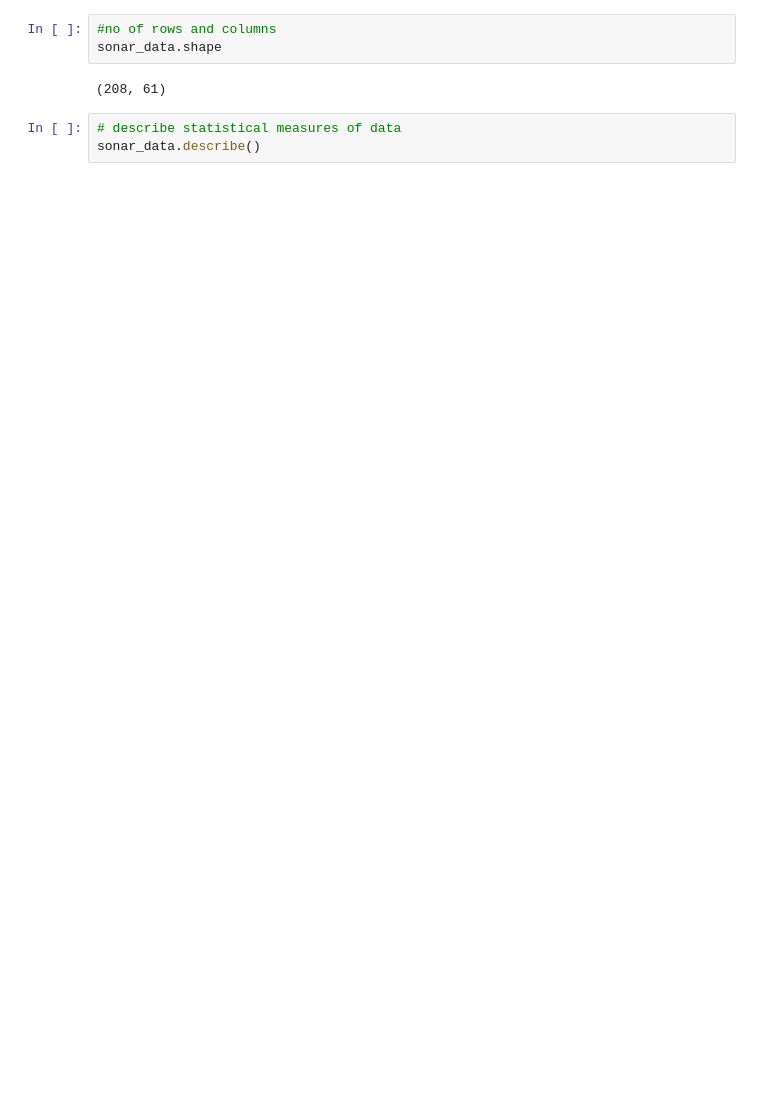
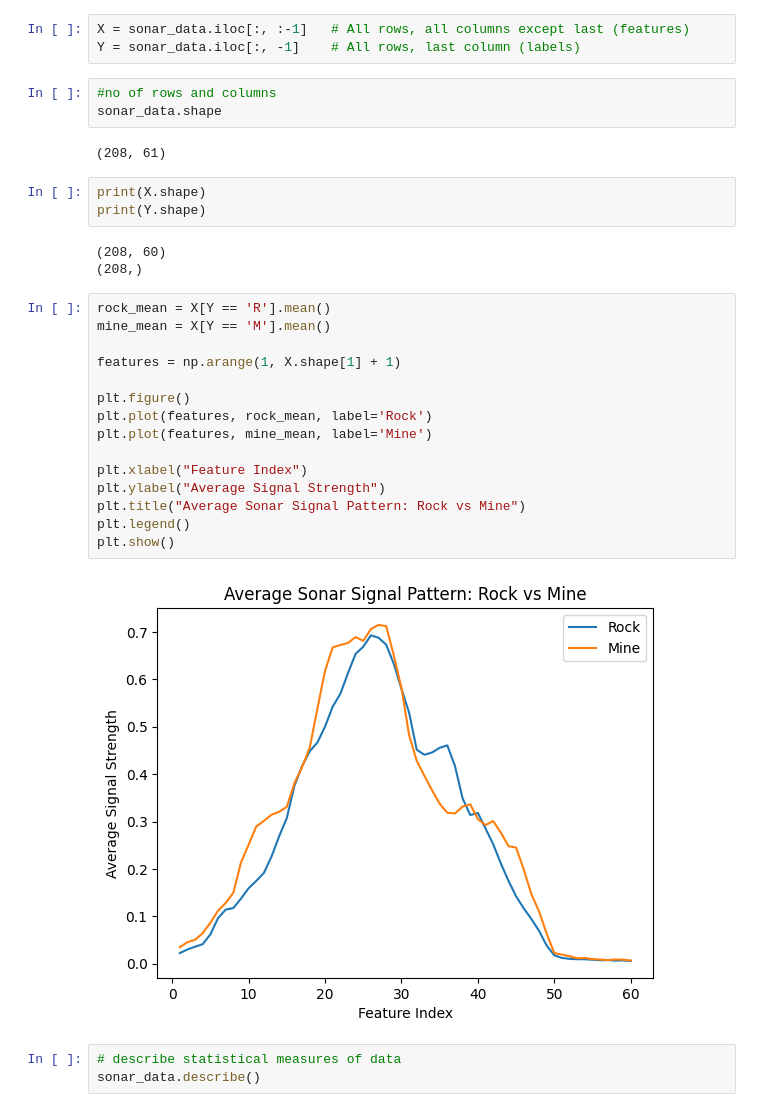
Before and after one commit to SamisthaKesarwani/Sonar-Object-Classification-with-Confidence-Based-Unknown-Detection, a Jupyter notebook: Sonar_rock_or_mine.ipynb, the cells around one changed output. Drawn from its saved outputs; the diff is of its cells as text; blank space fills up the shorter version.

```diff
--- a/Sonar_rock_or_mine.ipynb
+++ b/Sonar_rock_or_mine.ipynb
@@ -21,11 +22,37 @@ sonar_data.head()
 | 3 | 0.0100 | 0.0171 | 0.0623 | 0.0205 | 0.0205 | 0.0368 | 0.1098 | 0.1276 | 0.0598 | 0.1264 | ... | ... |
 | 4 | 0.0762 | 0.0666 | 0.0481 | 0.0394 | 0.0590 | 0.0649 | 0.1209 | 0.2467 | 0.3564 | 0.4459 | ... | ... |
 5 rows × 61 columns
+# %%
+X = sonar_data.iloc[:, :-1]   # All rows, all columns except last (features)
+Y = sonar_data.iloc[:, -1]    # All rows, last column (labels)
 # %%
 #no of rows and columns
 sonar_data.shape
 # %% [output]
 (208, 61)
+# %%
+print(X.shape)
+print(Y.shape)
+# %% [output]
+(208, 60)
+(208,)
+# %%
+rock_mean = X[Y == 'R'].mean()
+mine_mean = X[Y == 'M'].mean()
+
+features = np.arange(1, X.shape[1] + 1)
+
+plt.figure()
+plt.plot(features, rock_mean, label='Rock')
+plt.plot(features, mine_mean, label='Mine')
+
+plt.xlabel("Feature Index")
+plt.ylabel("Average Signal Strength")
+plt.title("Average Sonar Signal Pattern: Rock vs Mine")
+plt.legend()
+plt.show()
+# %% [output]
+[figure, added]
 # %%
 # describe statistical measures of data
 sonar_data.describe()
```
Also changed, not shown: parts of 1 cell of this notebook.
